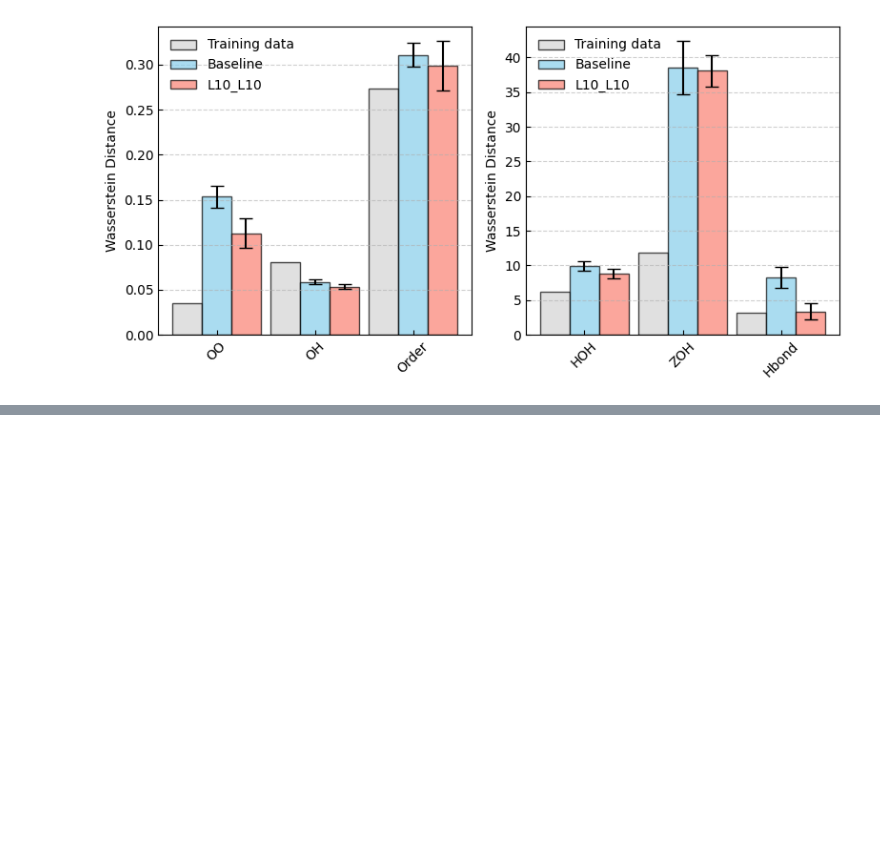
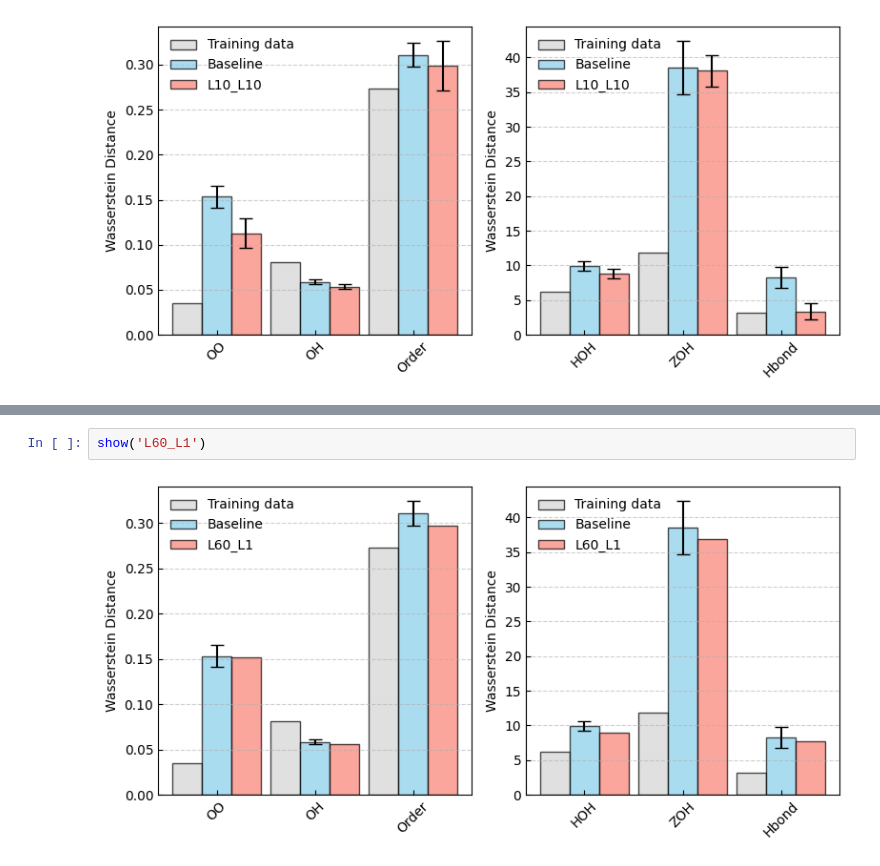
Before and after one commit to huangchieh/StructureMetrics, a Jupyter notebook: 03_plots.ipynb, the cells around one changed output, grey strips where cells are left out. Drawn from its saved outputs; the diff is of its cells as text; blank space fills up the shorter version.

```diff
--- a/03_plots.ipynb
+++ b/03_plots.ipynb
@@ -191,0 +204,4 @@ show('L20_L1')
+# %%
+show('L60_L1')
+# %% [output]
+[figure, added]
```
Also changed, not shown: parts of 11 cells of this notebook.
